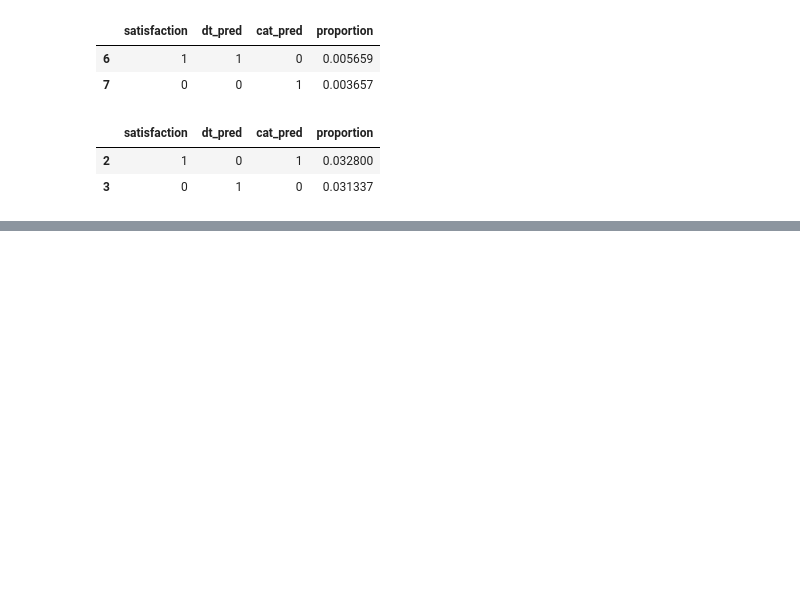
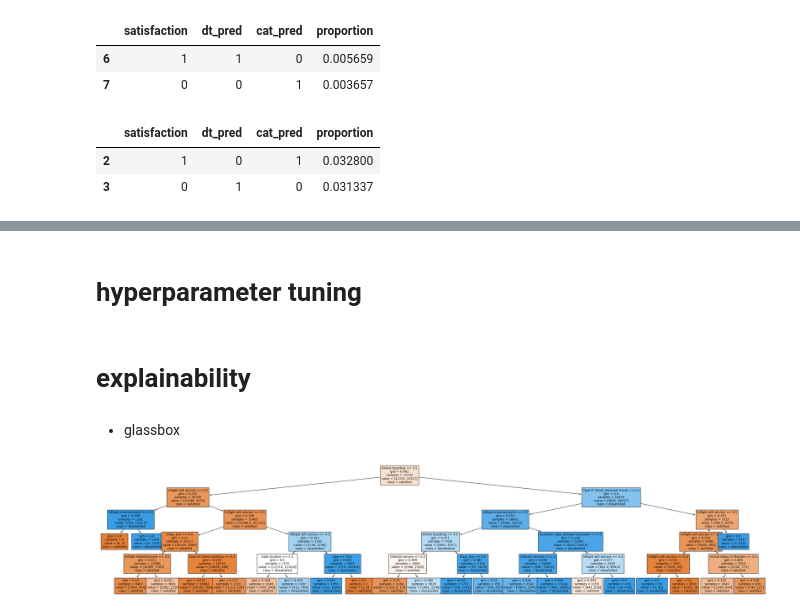
Before and after one commit to woojin-heo/SHAP, a Jupyter notebook: scripts/model_compare.ipynb, the cells around one changed output, grey strips where cells are left out. Drawn from its saved outputs; the diff is of its cells as text; code cells hidden in the pictures; blank space fills up the shorter version.

```diff
--- a/scripts/model_compare.ipynb
+++ b/scripts/model_compare.ipynb
@@ -138,0 +238,13 @@ check[(check.satisfaction!=check.dt_pred)&(check.satisfaction==check.cat_pred)]
+# %% [markdown]
+# hyperparameter tuning
+# %% [markdown]
+# explainability
+# %% [markdown]
+- glassbox
+# %%
+# Decision Tree visualization
+plt.figure(figsize=(40, 8))
+plot_tree(dt_model, feature_names=cols, class_names=['satisfied','dissatisfied'], filled=True, fontsize=10)
+plt.show()
+# %% [output]
+[figure, added]
```
Also changed, not shown: parts of 20 cells of this notebook, 2 other files.
